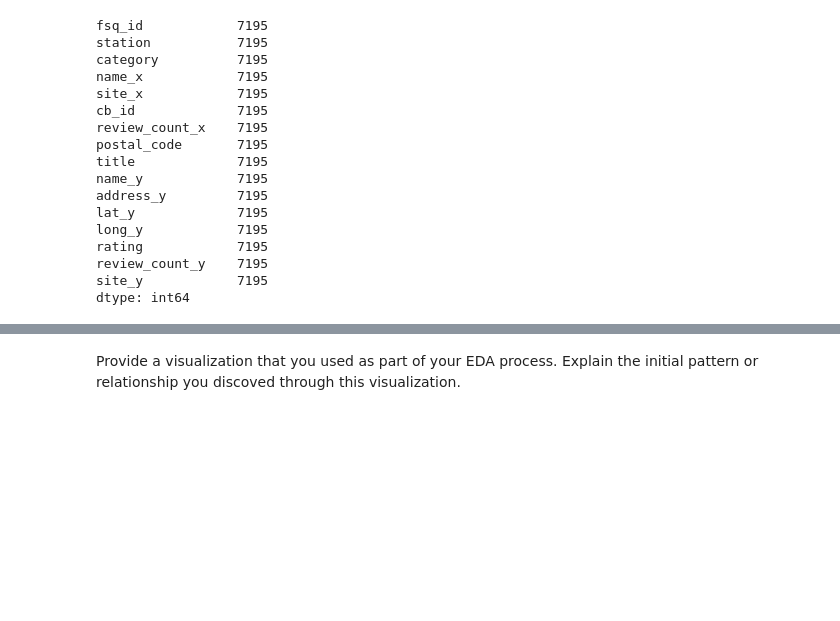
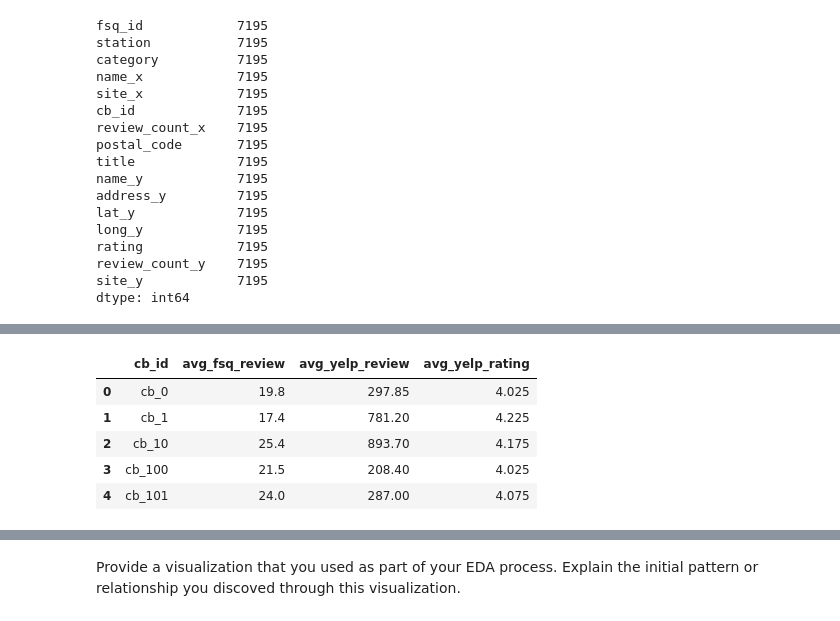
Before and after one commit to MillanAir/Statistical-Modelling-lhl, a Jupyter notebook: notebooks/joining_data.ipynb, the cells around one changed output, grey strips where cells are left out. Cells and saved outputs as stored; diff of their text form; code cells hidden in the pictures; blank space fills up the shorter version.

```diff
--- a/notebooks/joining_data.ipynb
+++ b/notebooks/joining_data.ipynb
@@ -193,0 +192,20 @@ dtype: int64
+# %%
+#drop all rows where anything is unavailable
+cb_fsq_yelp_vancouver['review_count_x'] = pd.to_numeric(cb_fsq_yelp_vancouver['review_count_x'], errors='coerce')
+cb_fsq_yelp_vancouver['review_count_y'] = pd.to_numeric(cb_fsq_yelp_vancouver['review_count_y'], errors='coerce')
+cb_fsq_yelp_vancouver['rating'] = pd.to_numeric(cb_fsq_yelp_vancouver['rating'], errors='coerce')
+
+condensed_df = cb_fsq_yelp_vancouver.groupby('cb_id').agg(
+    avg_fsq_review=('review_count_x', 'mean'),
+    avg_yelp_review=('review_count_y', 'mean'),
+    avg_yelp_rating=('rating', 'mean')
+).reset_index()
+
+condensed_df.head()
+# %% [output]
+|  | cb_id | avg_fsq_review | avg_yelp_review | avg_yelp_rating |
+| 0 | cb_0 | 19.8 | 297.85 | 4.025 |
+| 1 | cb_1 | 17.4 | 781.20 | 4.225 |
+| 2 | cb_10 | 25.4 | 893.70 | 4.175 |
+| 3 | cb_100 | 21.5 | 208.40 | 4.025 |
+| 4 | cb_101 | 24.0 | 287.00 | 4.075 |
```
Also changed, not shown: parts of 5 cells of this notebook, 2 other files.
